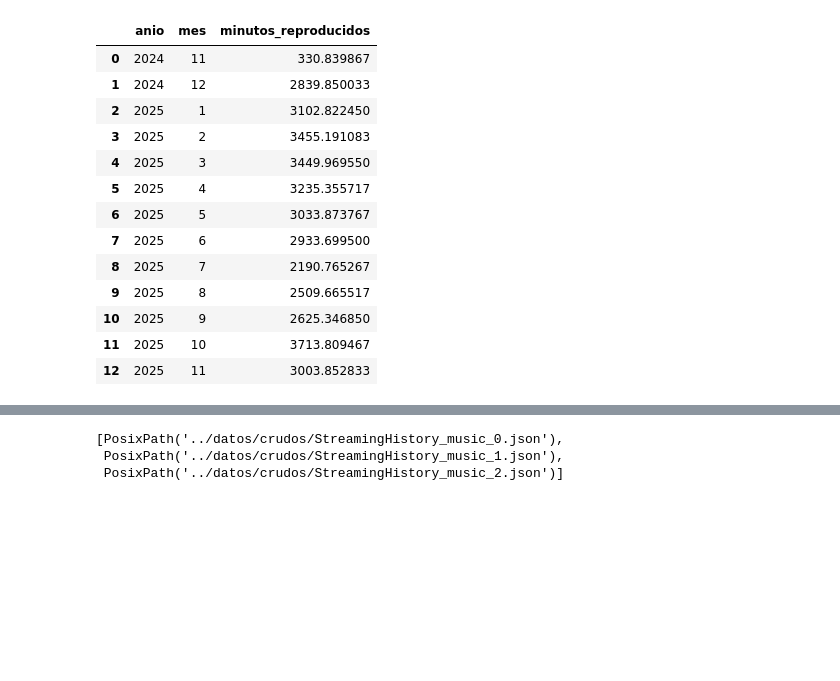
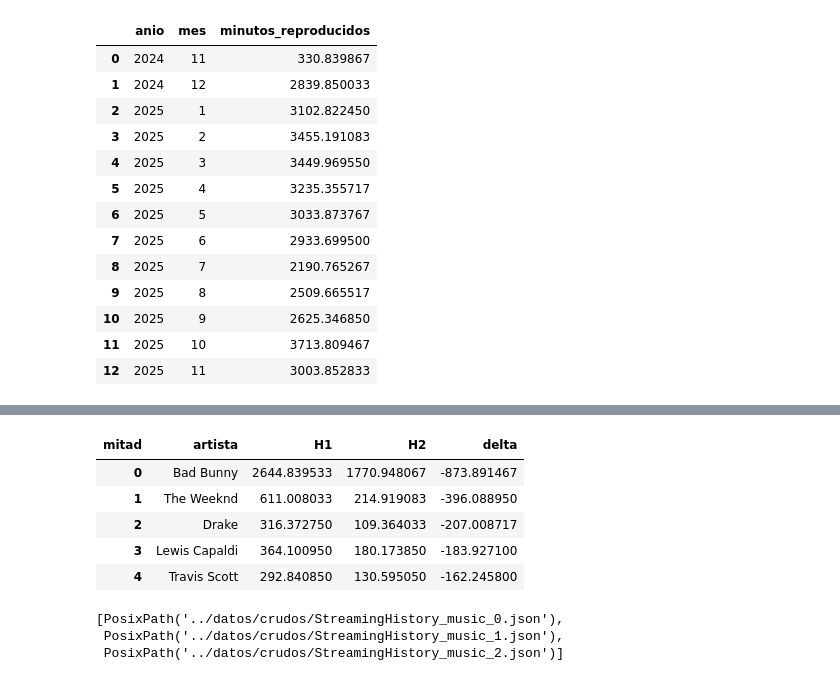
Before and after one commit to ekab-hub/Proyecto_Spotify_Analytics, a Jupyter notebook: cuadernos/limpieza_elias.ipynb, the cells around one changed output, grey strips where cells are left out. Drawn from its saved outputs; the diff is of its cells as text; code cells hidden in the pictures; blank space fills up the shorter version.

```diff
--- a/cuadernos/limpieza_elias.ipynb
+++ b/cuadernos/limpieza_elias.ipynb
@@ -98,3 +154,14 @@ minutos_por_anio_mes(df)
+# %%
+resumen_artistas = artistas_emergentes_y_olvidados(df, top_n=10)
+resumen_artistas["emergentes"].head()
+resumen_artistas["olvidados"].head()
+# %% [output]
+| mitad | artista | H1 | H2 | delta |
+| 0 | Bad Bunny | 2644.839533 | 1770.948067 | -873.891467 |
+| 1 | The Weeknd | 611.008033 | 214.919083 | -396.088950 |
+| 2 | Drake | 316.372750 | 109.364033 | -207.008717 |
+| 3 | Lewis Capaldi | 364.100950 | 180.173850 | -183.927100 |
+| 4 | Travis Scott | 292.840850 | 130.595050 | -162.245800 |
 # %%
 #Crear CSV limpio desde los JSON (histórico, no se corre siempre)
 ruta_crudos = Path("../datos/crudos")
```
Also changed, not shown: parts of 8 cells of this notebook, 1 other file.
